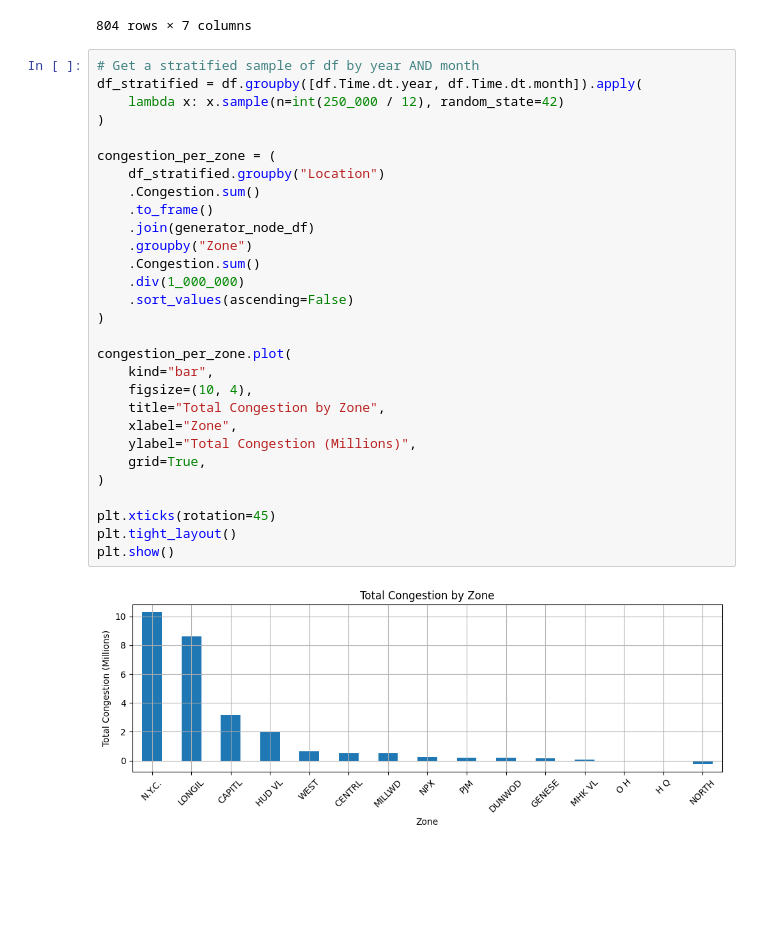
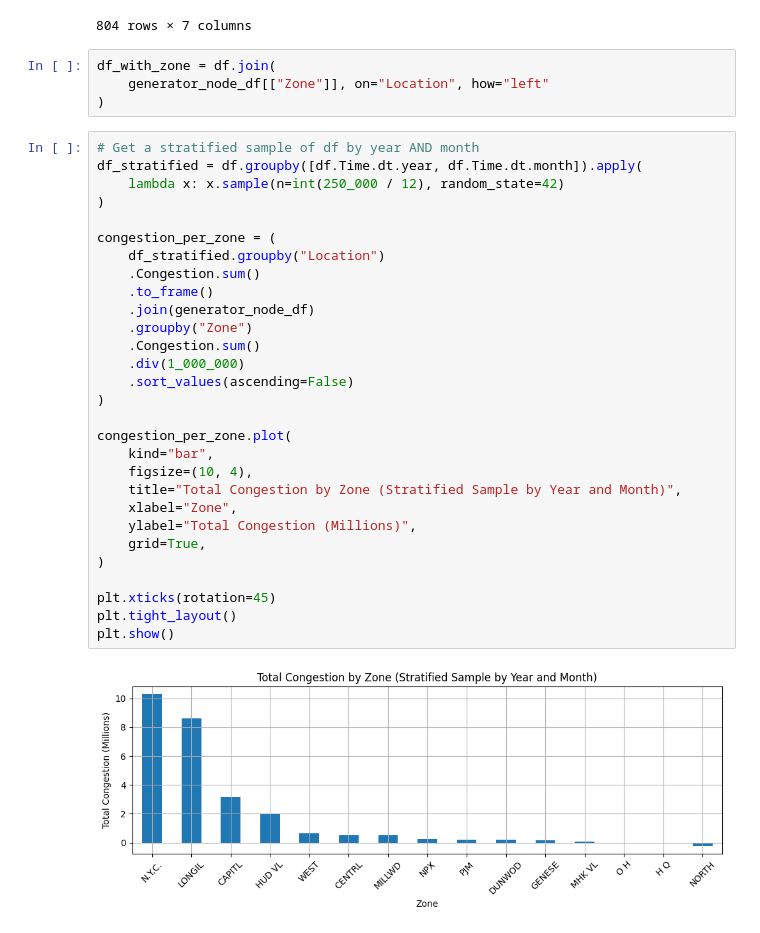
Before and after one commit to hankehly/adhoc-energy-analytics, a Jupyter notebook: notebooks/202506141626_eda.ipynb, the cells around one changed output. Drawn from its saved outputs; the diff is of its cells as text; blank space fills up the shorter version.

```diff
--- a/notebooks/202506141626_eda.ipynb
+++ b/notebooks/202506141626_eda.ipynb
@@ -484,34 +487,38 @@ generator_node_df
 | WYMAN HYDRO___3 | 185703 | NaN | NPX-AC | NPX | NaN | NaN | Y |
 | YORK___WARBASSE | 23770 | NaN | CON ED NY CITY | N.Y.C. | 40.65938 | -73.99371 | Y |
 804 rows × 7 columns
+# %%
+df_with_zone = df.join(
+    generator_node_df[["Zone"]], on="Location", how="left"
+)
 # %%
 # Get a stratified sample of df by year AND month
 df_stratified = df.groupby([df.Time.dt.year, df.Time.dt.month]).apply(
     lambda x: x.sample(n=int(250_000 / 12), random_state=42)
 )
 
 congestion_per_zone = (
     df_stratified.groupby("Location")
     .Congestion.sum()
     .to_frame()
     .join(generator_node_df)
     .groupby("Zone")
     .Congestion.sum()
     .div(1_000_000)
     .sort_values(ascending=False)
 )
 
 congestion_per_zone.plot(
     kind="bar",
     figsize=(10, 4),
-    title="Total Congestion by Zone",
+    title="Total Congestion by Zone (Stratified Sample by Year and Month)",
     xlabel="Zone",
     ylabel="Total Congestion (Millions)",
     grid=True,
 )
 
 plt.xticks(rotation=45)
 plt.tight_layout()
 plt.show()
 # %% [output]
-[figure, old version]
+[figure, new version]
```
Also changed, not shown: parts of 6 cells of this notebook.
